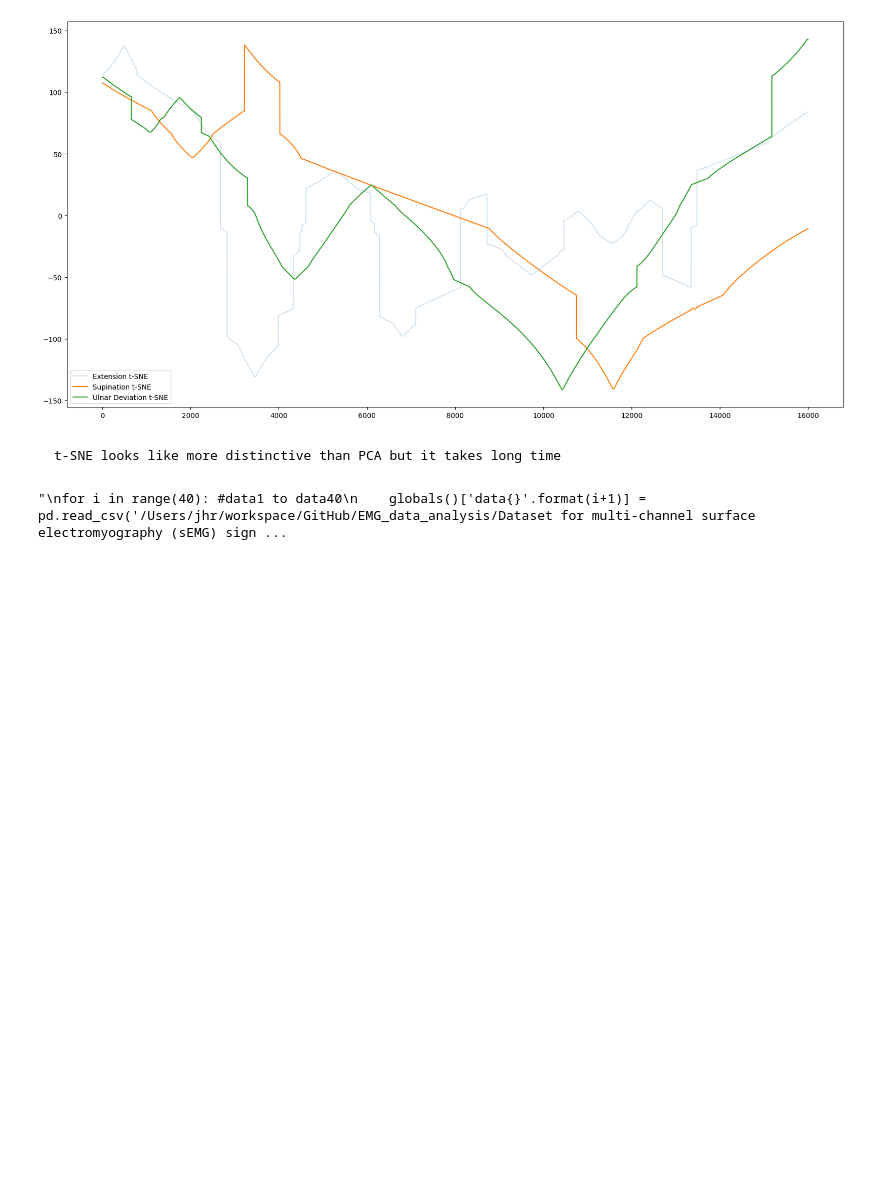
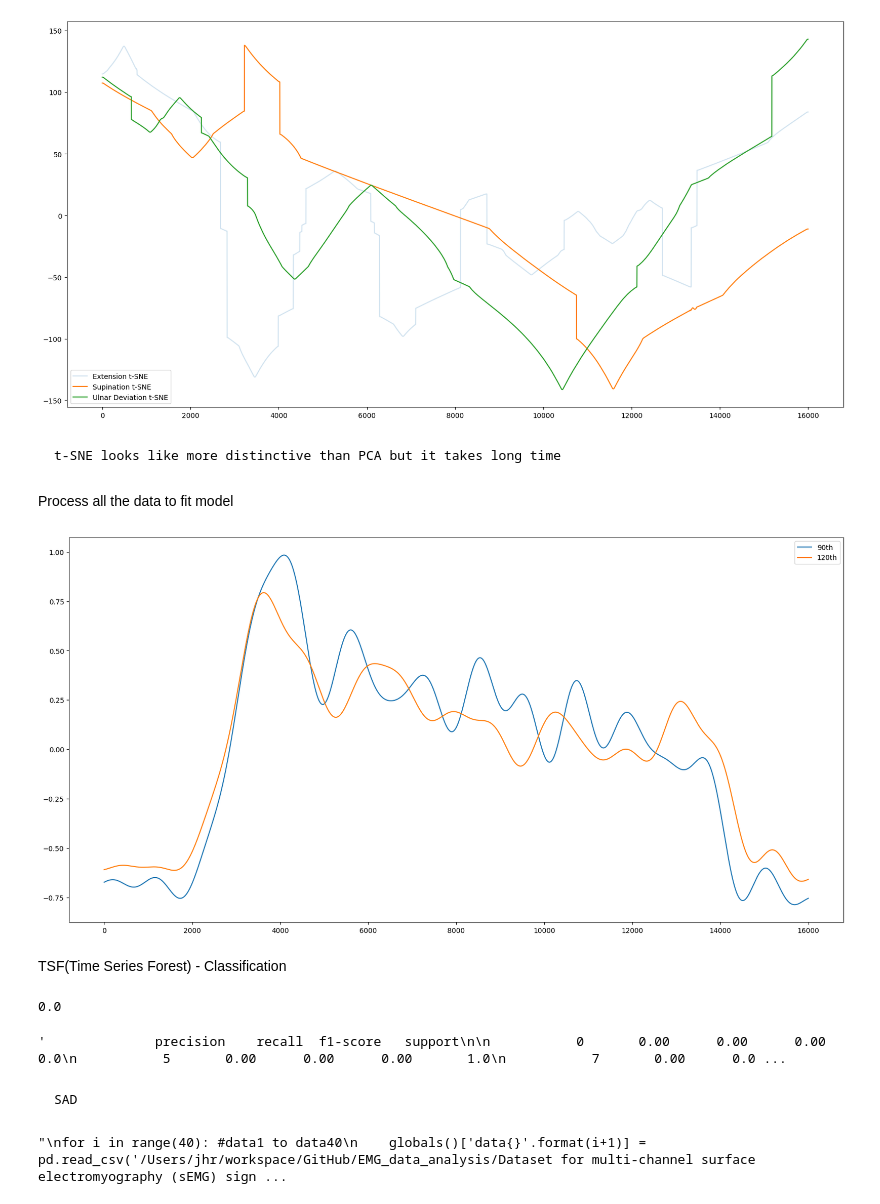
Before and after one commit to greedypelican/EMG_data_analysis, a Jupyter notebook: data_preprocessing.ipynb, the cells around one changed output. Cells and saved outputs as stored; diff of their text form; code cells hidden in the pictures; blank space fills up the shorter version.

```diff
--- a/data_preprocessing.ipynb
+++ b/data_preprocessing.ipynb
@@ -190,3 +190,5 @@ plt.show()
 [figure]
 # %% [markdown]
     t-SNE looks like more distinctive than PCA but it takes long time
+# %% [markdown]
+Process all the data to fit model
@@ -193,3 +204,37 @@ plt.show()
+# %%
+fig = plt.figure(figsize=(20,10))
+ax = fig.add_subplot(111)
+ax.plot(Extension_processed[90],label='90th')
+ax.plot(Extension_processed[120],label='120th')
+
+plt.legend()
+plt.show()
+# %% [output]
+[figure, added]
+# %% [markdown]
+ TSF(Time Series Forest) - Classification
+# %%
+from sktime.classification.all import *
+from sklearn.model_selection import train_test_split
+from sklearn.metrics import accuracy_score, classification_report
+
+X, y = Extension_processed, np.array(range(Extension_processed.shape[0]))
+
+X_train, X_test, y_train, y_test = train_test_split(X, y, test_size=0.3, random_state=42)
+
+classifier = TimeSeriesForestClassifier()
+classifier.fit(X_train, y_train)
+
+y_pred = classifier.predict(X_test)
+accuracy_score(y_test, y_pred)
+# %% [output]
+0.0
+# %%
+classification_report(y_test, y_pred,output_dict=False)
+# %% [output]
+'              precision    recall  f1-score   support\n\n           0       0.00      0.00      0.00       0.0\n           5       0.00      0.00      0.00       1.0\n           7       0.00      0.0 ...
+# %% [markdown]
+    SAD
 # %%
 """
 for i in range(40): #data1 to data40
```
Also changed, not shown: parts of 1 cell of this notebook.
